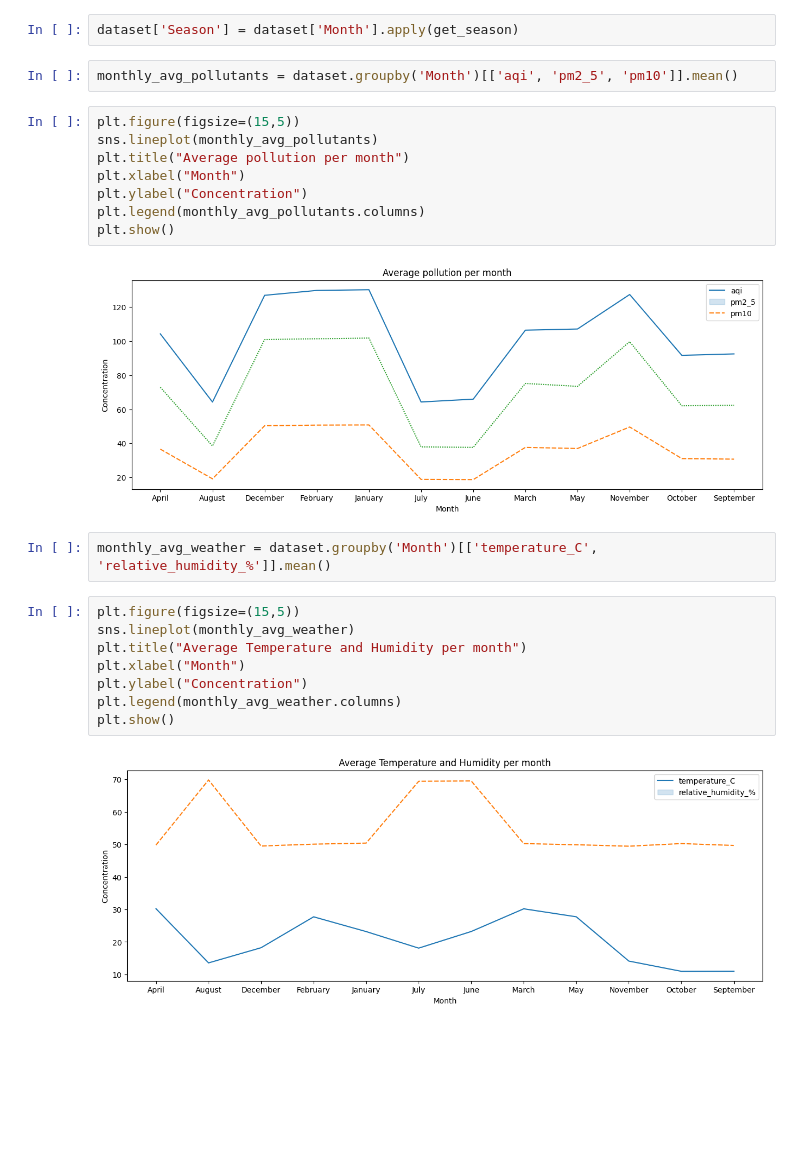
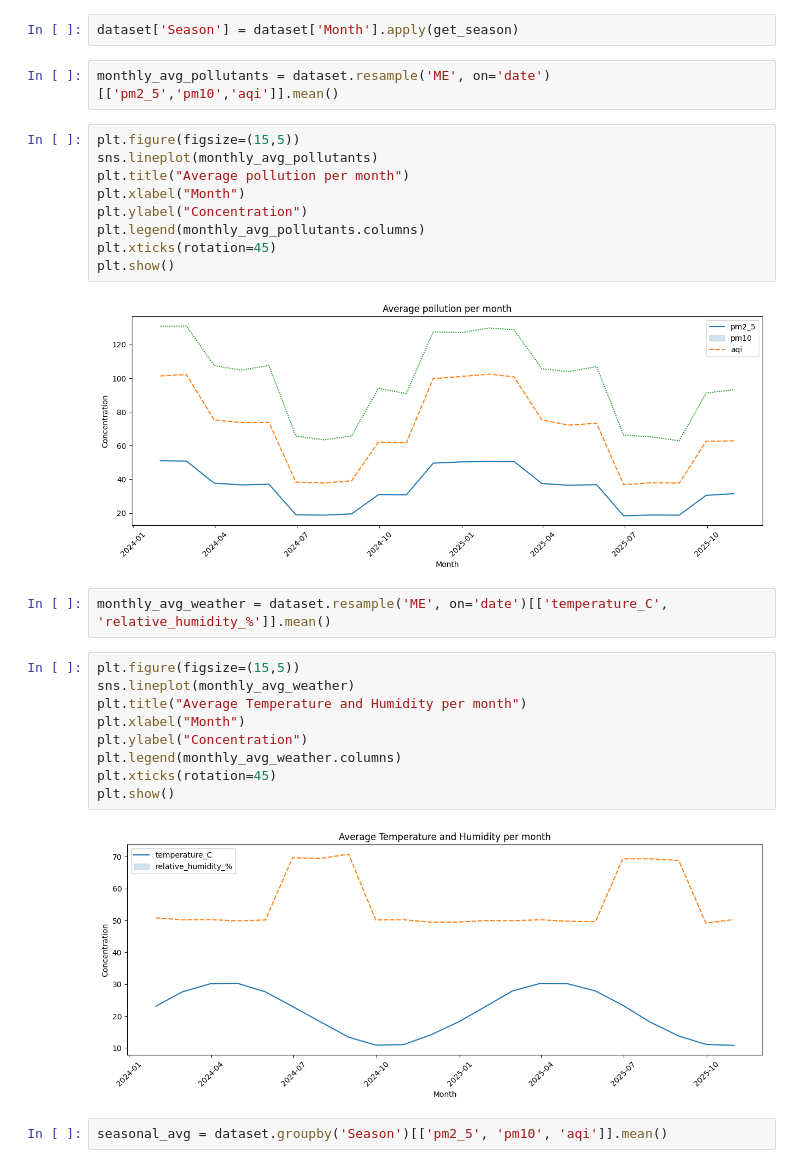
Before and after one commit to shawinCreates/Dhulo-Watch, a Jupyter notebook: notebooks/EDA.ipynb, the cells around one changed output. Saved outputs shown, nothing was run; the diff lists cells and outputs as text; blank space fills up the shorter version.

```diff
--- a/notebooks/EDA.ipynb
+++ b/notebooks/EDA.ipynb
@@ -77,19 +77,20 @@ def get_season(month):
 # %%
 dataset['Season'] = dataset['Month'].apply(get_season)
 # %%
-monthly_avg_pollutants = dataset.groupby('Month')[['aqi', 'pm2_5', 'pm10']].mean()
+monthly_avg_pollutants = dataset.resample('ME', on='date')[['pm2_5','pm10','aqi']].mean()
 # %%
 plt.figure(figsize=(15,5))
 sns.lineplot(monthly_avg_pollutants)
 plt.title("Average pollution per month")
 plt.xlabel("Month")
 plt.ylabel("Concentration")
 plt.legend(monthly_avg_pollutants.columns)
+plt.xticks(rotation=45)
 plt.show()
 # %% [output]
-[figure, old version]
+[figure, new version]
 # %%
-monthly_avg_weather = dataset.groupby('Month')[['temperature_C', 'relative_humidity_%']].mean()
+monthly_avg_weather = dataset.resample('ME', on='date')[['temperature_C', 'relative_humidity_%']].mean()
 # %%
 plt.figure(figsize=(15,5))
 sns.lineplot(monthly_avg_weather)
@@ -97,6 +98,9 @@ plt.title("Average Temperature and Humidity per month")
 plt.xlabel("Month")
 plt.ylabel("Concentration")
 plt.legend(monthly_avg_weather.columns)
+plt.xticks(rotation=45)
 plt.show()
 # %% [output]
-[figure, old version]
+[figure, new version]
+# %%
+seasonal_avg = dataset.groupby('Season')[['pm2_5', 'pm10', 'aqi']].mean()
```
Also changed, not shown: parts of 2 cells of this notebook, 1 other file.
